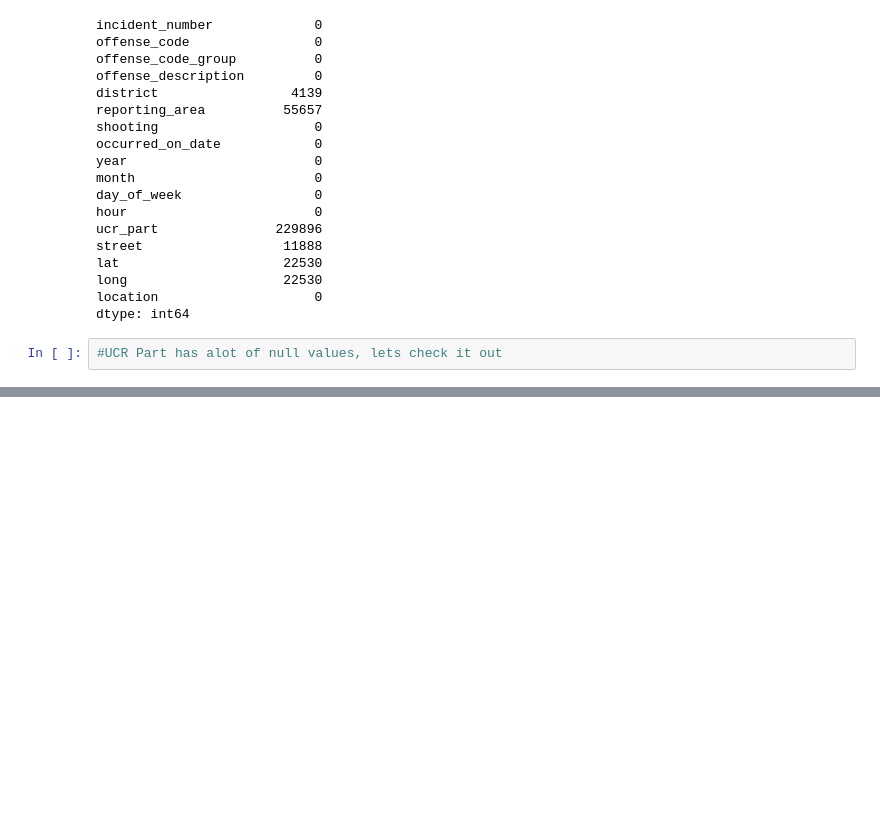
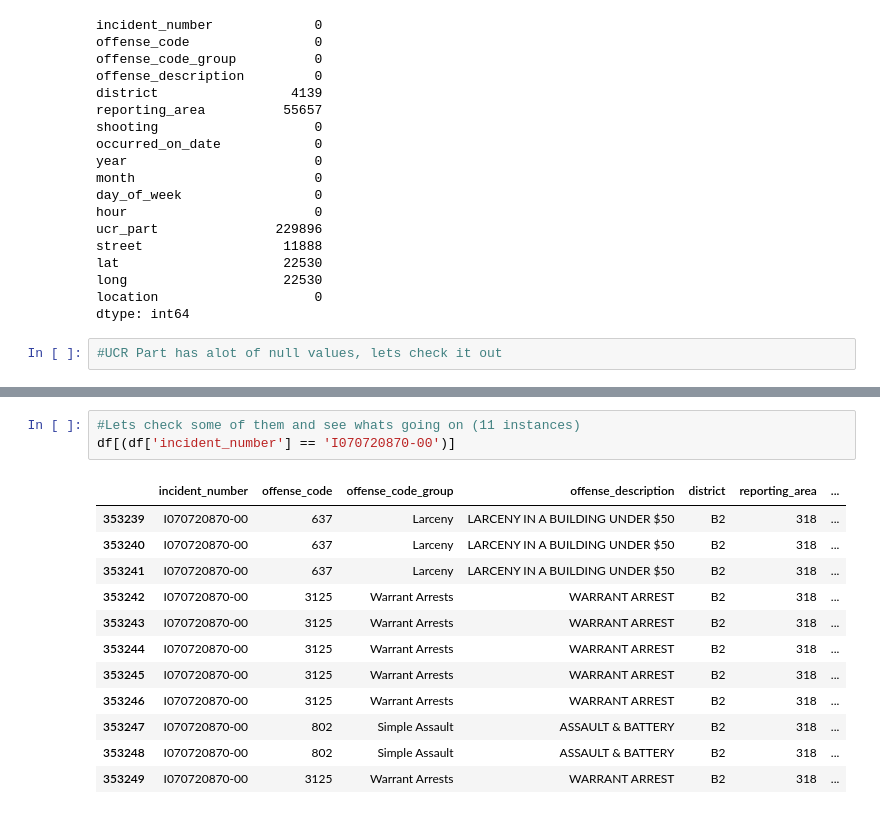
Before and after one commit to cristinalucin/boston-crime-data-project, a Jupyter notebook: Project Notebook.ipynb, the cells around one changed output, grey strips where cells are left out. Cells and saved outputs as stored; diff of their text form; blank space fills up the shorter version.

```diff
--- a/Project Notebook.ipynb
+++ b/Project Notebook.ipynb
@@ -278,0 +408,16 @@ dtype: int64
+# %%
+#Lets check some of them and see whats going on (11 instances)
+df[(df['incident_number'] == 'I070720870-00')]
+# %% [output]
+|  | incident_number | offense_code | offense_code_group | offense_description | district | reporting_area | ... |
+| 353239 | I070720870-00 | 637 | Larceny | LARCENY IN A BUILDING UNDER $50 | B2 | 318 | ... |
+| 353240 | I070720870-00 | 637 | Larceny | LARCENY IN A BUILDING UNDER $50 | B2 | 318 | ... |
+| 353241 | I070720870-00 | 637 | Larceny | LARCENY IN A BUILDING UNDER $50 | B2 | 318 | ... |
+| 353242 | I070720870-00 | 3125 | Warrant Arrests | WARRANT ARREST | B2 | 318 | ... |
+| 353243 | I070720870-00 | 3125 | Warrant Arrests | WARRANT ARREST | B2 | 318 | ... |
+| 353244 | I070720870-00 | 3125 | Warrant Arrests | WARRANT ARREST | B2 | 318 | ... |
+| 353245 | I070720870-00 | 3125 | Warrant Arrests | WARRANT ARREST | B2 | 318 | ... |
+| 353246 | I070720870-00 | 3125 | Warrant Arrests | WARRANT ARREST | B2 | 318 | ... |
+| 353247 | I070720870-00 | 802 | Simple Assault | ASSAULT & BATTERY | B2 | 318 | ... |
+| 353248 | I070720870-00 | 802 | Simple Assault | ASSAULT & BATTERY | B2 | 318 | ... |
+| 353249 | I070720870-00 | 3125 | Warrant Arrests | WARRANT ARREST | B2 | 318 | ... |
```
Also changed, not shown: parts of 24 cells of this notebook.
